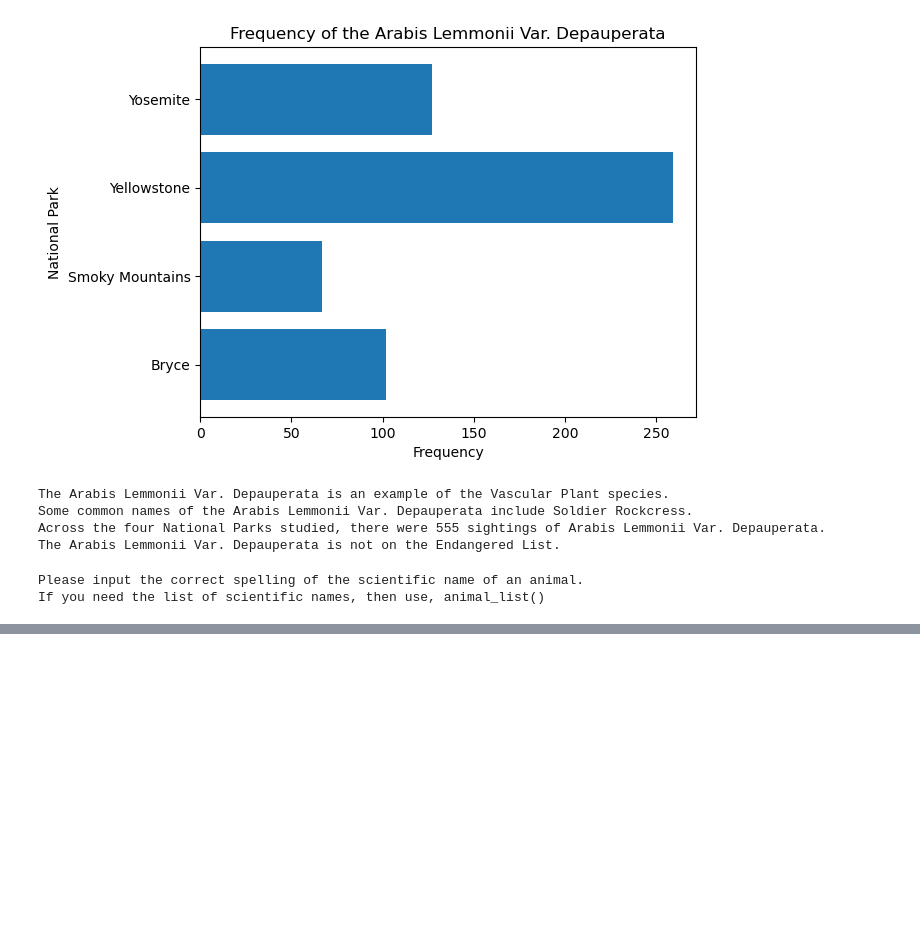
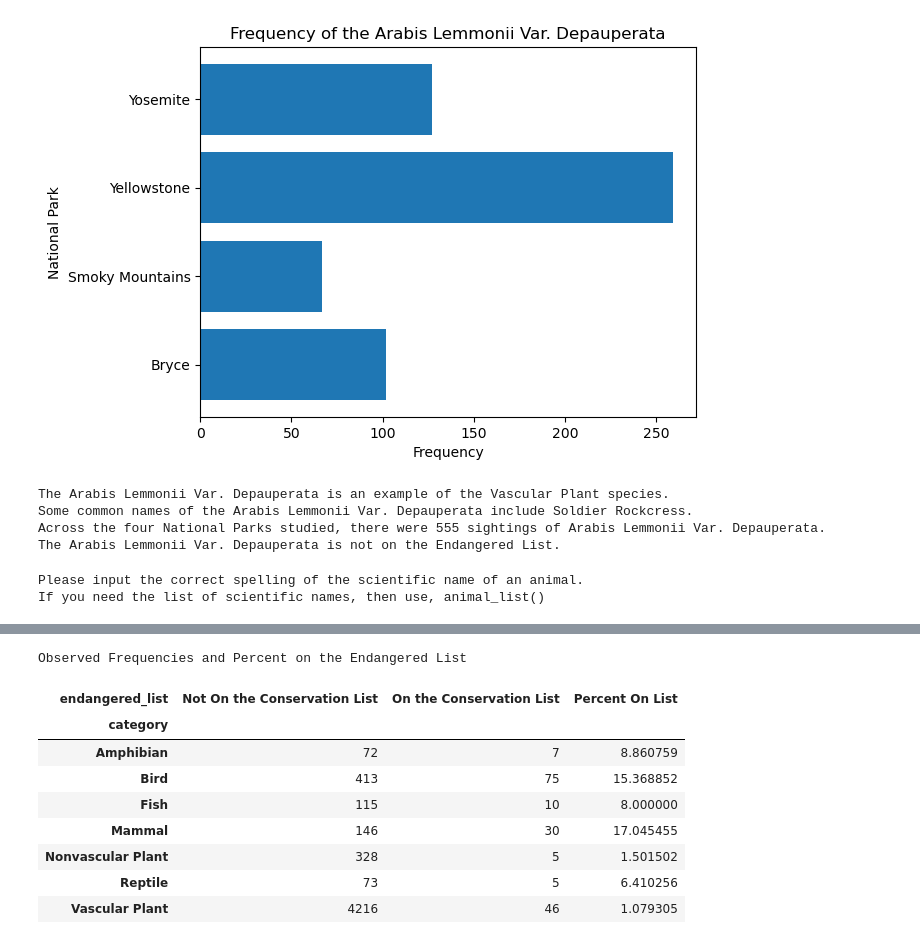
Before and after one commit to thejjserg/biodiversity, a Jupyter notebook: biodiversity_starter/biodiversity.ipynb, the cells around one changed output, grey strips where cells are left out. Drawn from its saved outputs; the diff is of its cells as text; code cells hidden in the pictures; blank space fills up the shorter version.

```diff
--- a/biodiversity_starter/biodiversity.ipynb
+++ b/biodiversity_starter/biodiversity.ipynb
@@ -613,0 +619,9 @@ We will be conducting a Chi-Square Goodness of Fit Test on the `category` of wil
+# %%
+# Load the Library for Chi-Square Tests
+from scipy.stats import chi2_contingency
+
+# Create a Contingency Table
+contingency_table_category = pd.crosstab(species_info.category, species_info.endangered_list)
+
+# Conduct the Chi-Square Test
+chi2, pval, dof, expected = chi2_contingency(contingency_table_category)
@@ -613,0 +654,16 @@ We will be conducting a Chi-Square Goodness of Fit Test on the `category` of wil
+# %%
+# Create a New Column to Find the Percent On Conservation List
+contingency_table_category["Percent On List"] = contingency_table_category["On the Conservation List"] / (contingency_table_category["Not On the Conservation List"] + contingency_table_category["On the Conservation List"]) * 100
+print("Observed Frequencies and Percent on the Endangered List")
+contingency_table_category
+# %% [output]
+Observed Frequencies and Percent on the Endangered List
+| endangered_list | Not On the Conservation List | On the Conservation List | Percent On List |
+| category |  |  |  |
+| Amphibian | 72 | 7 | 8.860759 |
+| Bird | 413 | 75 | 15.368852 |
+| Fish | 115 | 10 | 8.000000 |
+| Mammal | 146 | 30 | 17.045455 |
+| Nonvascular Plant | 328 | 5 | 1.501502 |
+| Reptile | 73 | 5 | 6.410256 |
+| Vascular Plant | 4216 | 46 | 1.079305 |
```
Also changed, not shown: parts of 5 cells of this notebook.
